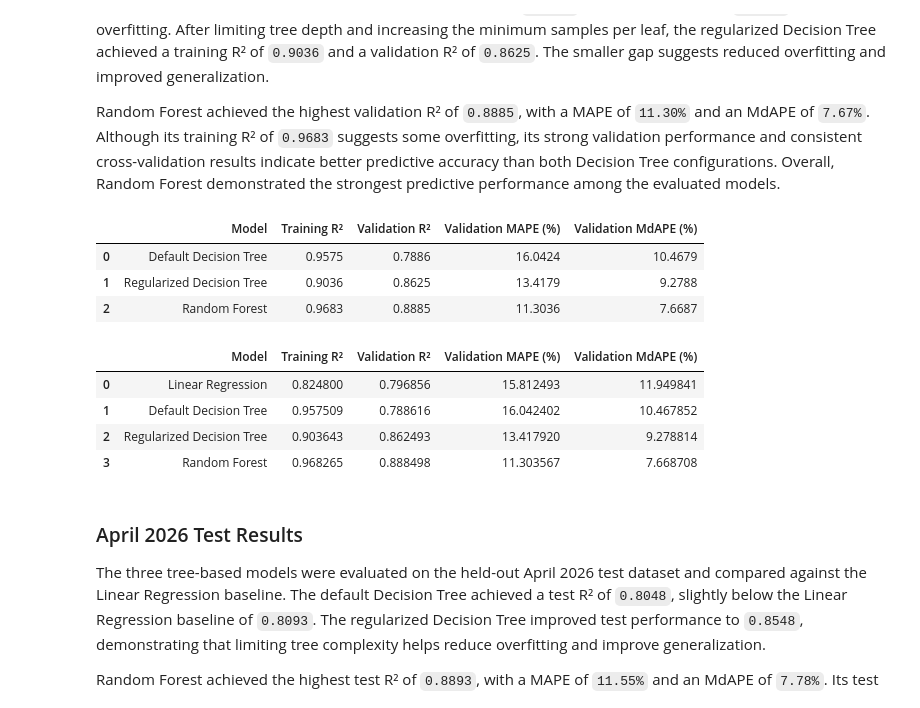
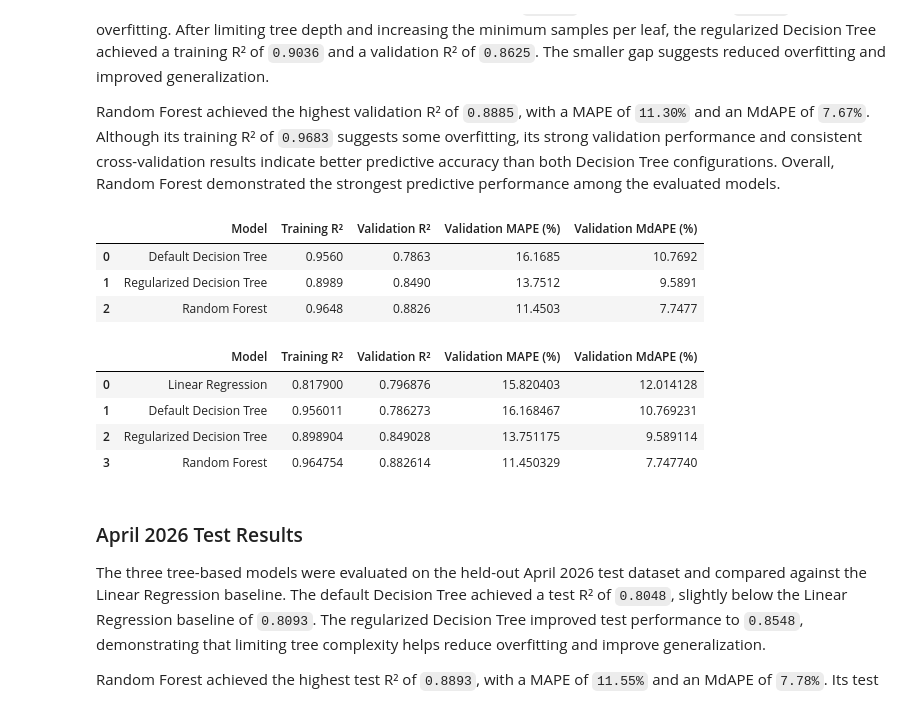
Before and after one commit to Jehad142/IDX-Exchange-Data-Science, a Jupyter notebook: notebooks/04_model_comparison.ipynb, the cells around one changed output. Saved outputs shown, nothing was run; the diff lists cells and outputs as text; code cells hidden in the pictures.

```diff
--- a/notebooks/04_model_comparison.ipynb
+++ b/notebooks/04_model_comparison.ipynb
@@ -117,7 +121,7 @@ base_test_df = clean_test_df.copy()
 
 Select an adjustable training window of X months preceding March 2026. Calculate the 0.5th and 99.5th percentile ClosePrice thresholds from the selected training data and apply the same thresholds to the datasets according to the agreed cleaning rules.
 # %%
-X = 26  # Try 6, 12, 18
+X = 18  # Try 6, 12, 18
 
 # Selcet training window
 clean_train_df = select_training_window(base_train_df, n_months=X, validation_month="2026-03")
@@ -331,3 +314,21 @@ for validation_month in validation_months:
+# %%
+# Sort training records chronologically by source month
+train_sorted = clean_train_df.sort_values("SourceMonth", kind="stable")
+
+# Identify available training months
+months = sorted(train_sorted["SourceMonth"].unique())
+
+# Use the last five months for validation
+validation_months = months[-5:]
+
+cv_splits = []
+
+for validation_month in validation_months:
+
+    train_idx = np.where(train_sorted["SourceMonth"] < validation_month)[0]
+    val_idx = np.where(train_sorted["SourceMonth"] == validation_month)[0]
+
+    cv_splits.append((train_idx, val_idx))
 # %%
 # Calculate Mean Absolute Percentage Error
 def mape(y_true, y_pred):
@@ -438,25 +439,25 @@ validation_results_df = pd.DataFrame(validation_results)
 display(validation_results_df.round(4))
 # %% [output]
 |  | Model | Training R² | Validation R² | Validation MAPE (%) | Validation MdAPE (%) |
-| 0 | Default Decision Tree | 0.9575 | 0.7886 | 16.0424 | 10.4679 |
-| 1 | Regularized Decision Tree | 0.9036 | 0.8625 | 13.4179 | 9.2788 |
-| 2 | Random Forest | 0.9683 | 0.8885 | 11.3036 | 7.6687 |
+| 0 | Default Decision Tree | 0.9560 | 0.7863 | 16.1685 | 10.7692 |
+| 1 | Regularized Decision Tree | 0.8989 | 0.8490 | 13.7512 | 9.5891 |
+| 2 | Random Forest | 0.9648 | 0.8826 | 11.4503 | 7.7477 |
 # %%
 # Add Linear Regression baseline validation results
-baseline_validation = pd.DataFrame([{"Model": "Linear Regression", "Training R²": 0.8248,
-                                     "Validation R²": 0.796856, "Validation MAPE (%)": 15.812493,
-                                     "Validation MdAPE (%)": 11.949841}])
+baseline_validation = pd.DataFrame([{"Model": "Linear Regression", "Training R²": 0.8179,
+                                     "Validation R²": 0.796876, "Validation MAPE (%)": 15.820403,
+                                     "Validation MdAPE (%)": 12.014128}])
 
 # Combine baseline with advanced model results
-validation_comparison_df = pd.concat(baseline_validation, validation_results_df],ignore_index=True)
+validation_comparison_df = pd.concat([baseline_validation, validation_results_df],ignore_index=True)
 
 display(validation_comparison_df)
 # %% [output]
 |  | Model | Training R² | Validation R² | Validation MAPE (%) | Validation MdAPE (%) |
-| 0 | Linear Regression | 0.824800 | 0.796856 | 15.812493 | 11.949841 |
-| 1 | Default Decision Tree | 0.957509 | 0.788616 | 16.042402 | 10.467852 |
-| 2 | Regularized Decision Tree | 0.903643 | 0.862493 | 13.417920 | 9.278814 |
-| 3 | Random Forest | 0.968265 | 0.888498 | 11.303567 | 7.668708 |
+| 0 | Linear Regression | 0.817900 | 0.796876 | 15.820403 | 12.014128 |
+| 1 | Default Decision Tree | 0.956011 | 0.786273 | 16.168467 | 10.769231 |
+| 2 | Regularized Decision Tree | 0.898904 | 0.849028 | 13.751175 | 9.589114 |
+| 3 | Random Forest | 0.964754 | 0.882614 | 11.450329 | 7.747740 |
 # %% [markdown]
 ### April 2026 Test Results
 
```
Also changed, not shown: parts of 49 cells of this notebook.
